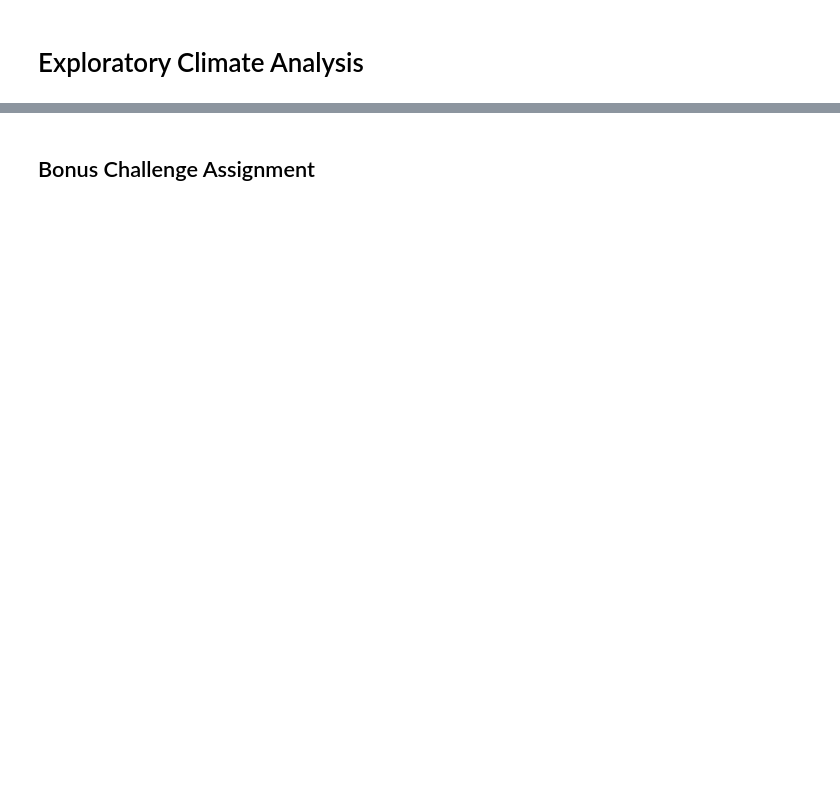
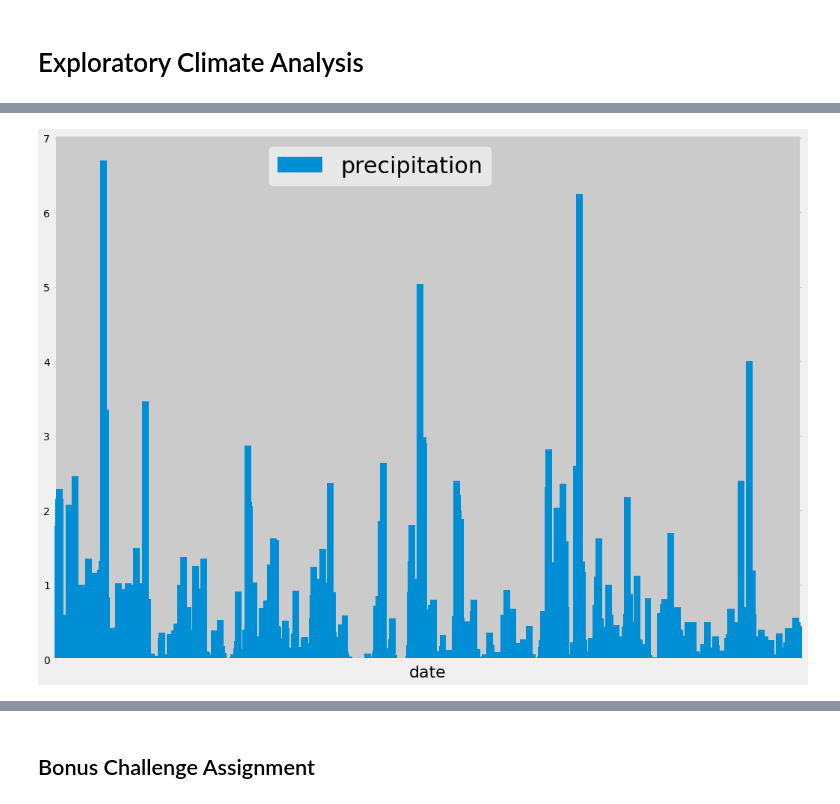
Before and after one commit to stovsak/sqlalchemy-challenge, a Jupyter notebook: climate_starter.ipynb, the cells around one changed output, grey strips where cells are left out. Saved outputs shown, nothing was run; the diff lists cells and outputs as text; code cells hidden in the pictures; blank space fills up the shorter version.

```diff
--- a/climate_starter.ipynb
+++ b/climate_starter.ipynb
@@ -46,2 +47,4 @@ print(last_date)
 # %%
 # Calculate the date 1 year ago from the last data point in the database
+query_date = dt.date(2017,8,23) - dt.timedelta(days=365)
+print("Query Date :", query_date)
@@ -48,2 +53,5 @@ print(last_date)
 # %%
 # Perform a query to retrieve the data and precipitation scores
+data = session.query(Measurement.date, Measurement.prcp).filter(Measurement.date >= query_date).all()
+for record in data:
+    print(record)
@@ -50,2 +76,4 @@ print(last_date)
 # %%
 # Save the query results as a Pandas DataFrame and set the index to the date column
+climate_df = pd.DataFrame(data, columns = ["date", "prcp"])
+climate_df.set_index("date", inplace=True)
@@ -54,2 +80,4 @@ print(last_date)
 # %%
 # Sort the dataframe by date
+climate_df = climate_df.sort_values(["date"])
+climate_df.head()
@@ -56,2 +92,13 @@ print(last_date)
+# %%
+# Use Pandas Plotting with Matplotlib to plot the data
+ax= climate_df.plot.bar(figsize=(16,12), width=20)
+ax.set_xlabel("date", fontsize=22)
+ax.set_xticklabels([])
+plt.legend(['precipitation'], fontsize=30)
+ax.get_legend().set_bbox_to_anchor((0.6, 1))
+
+plt.show()
+# %% [output]
+[figure, added]
 # %%
 # Use Pandas to calcualte the summary statistics for the precipitation data
```
Also changed, not shown: parts of 13 cells of this notebook.
